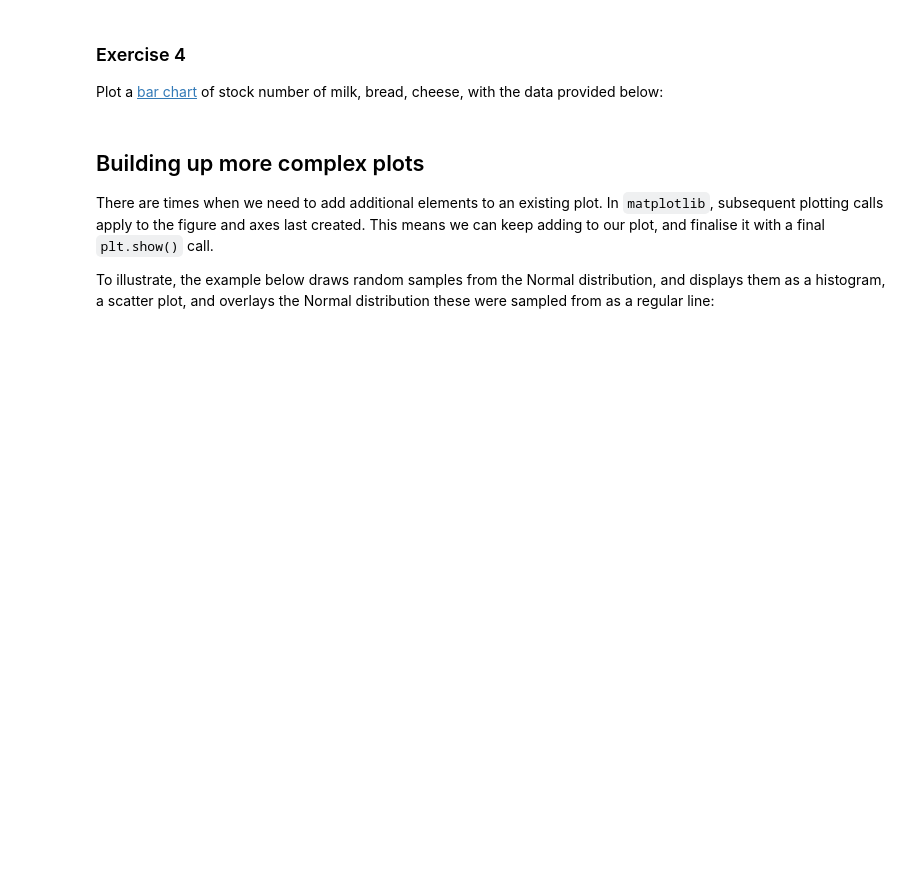
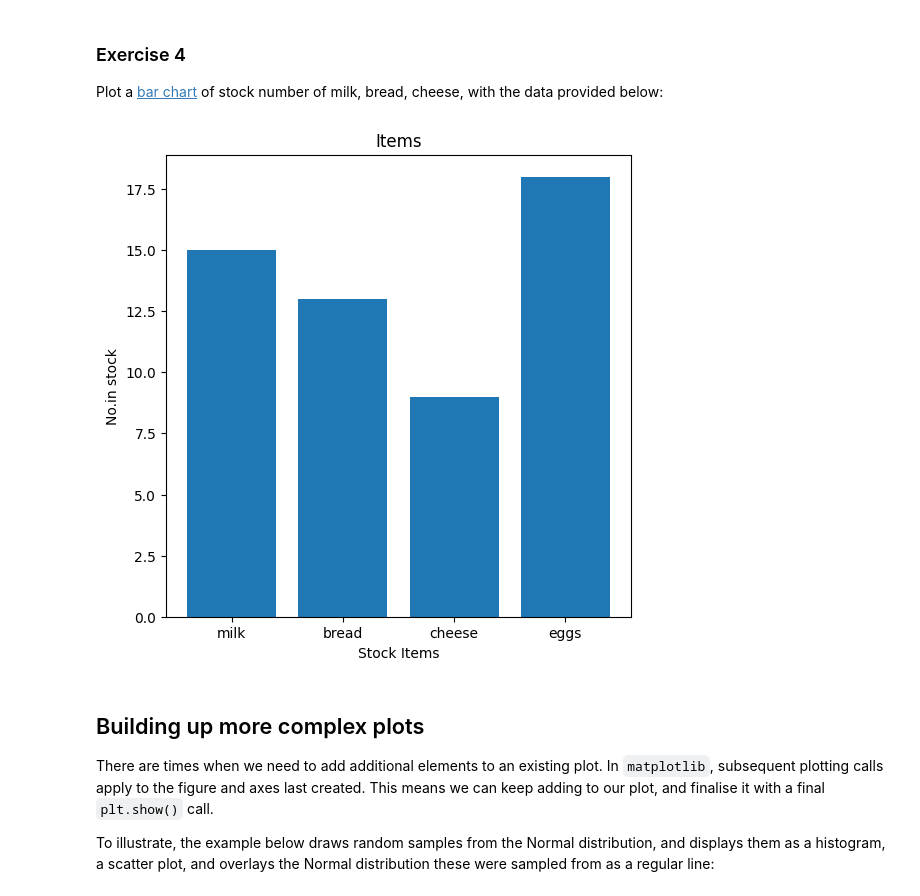
Before and after one commit to phmehta95/MedicalPhysicsMSc, a Jupyter notebook: Session_3_Numpy_Arrays_and_matplotlib.ipynb, the cells around one changed output. Saved outputs shown, nothing was run; the diff lists cells and outputs as text; code cells hidden in the pictures; blank space fills up the shorter version.

```diff
--- a/Session_3_Numpy_Arrays_and_matplotlib.ipynb
+++ b/Session_3_Numpy_Arrays_and_matplotlib.ipynb
@@ -697,3 +702,11 @@ no_in_stock = [15,13,9,18]
+# %%
+plt.bar(stock_items, no_in_stock)
+plt.title('Items')
+plt.xlabel('Stock Items')
+plt.ylabel('No.in stock')
+plt.show()
+# %% [output]
+[figure, added]
 # %% [markdown]
 ## Building up more complex plots
 
```
Also changed, not shown: parts of 18 cells of this notebook.
